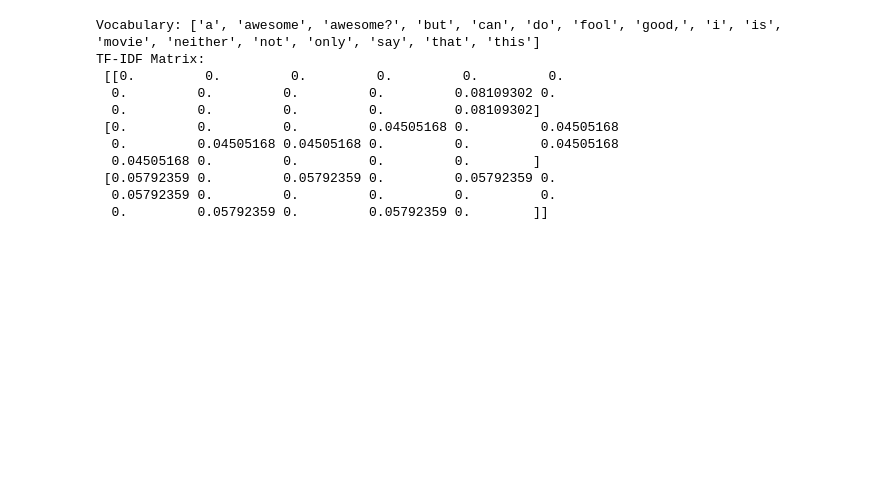
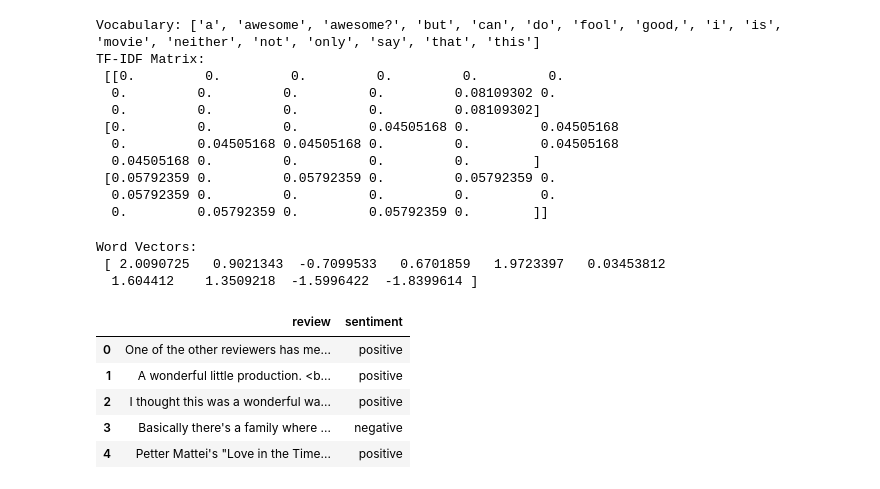
Before and after one commit to Chrisolande/modern-agents-packt-, a Jupyter notebook: iterations.ipynb, the cells around one changed output. Saved outputs shown, nothing was run; the diff lists cells and outputs as text; code cells hidden in the pictures; blank space fills up the shorter version.

```diff
--- a/iterations.ipynb
+++ b/iterations.ipynb
@@ -145,0 +144,50 @@ TF-IDF Matrix:
+# %%
+import torch
+import torch.nn as nn
+import torch.optim as optim
+
+corpus = ["i love natural language processing", "word2vec embeddings using pytorch"]
+tokenized = [s.lower().split() for s in corpus]
+vocab = sorted(list(set(w for s in tokenized for w in s)))
+word_to_idx = {w: i for i, w in enumerate(vocab)}
+
+window_size = 2
+
+targets, contexts = [], []
+for s in tokenized:
+    indices = [word_to_idx[w] for w in s]
+    for i in range(len(indices)):
+        start = max(0, i - window_size)
+        end = min(len(indices), i + window_size + 1)
+        for j in range(start, end):
+            if i != j:
+                targets.append(indices[i])
+                contexts.append(indices[j])
+
+X = torch.tensor(targets, dtype=torch.long)
+y = torch.tensor(contexts, dtype=torch.long)
+
+class Word2Vec(nn.Module):
+    def __init__(self, vocab_size, dim):
+        super().__init__()
+        self.network = nn.Sequential(nn.Embedding(vocab_size, dim), nn.Linear(dim, vocab_size, bias=False))
+    def forward(self, x):
+        return self.network(x)
+
+model = Word2Vec(len(vocab), dim=10)
+optimizer = optim.Adam(model.parameters(), lr=0.01)
+criterion = nn.CrossEntropyLoss()
+
+for epoch in range(100):
+    optimizer.zero_grad()
+    predictions = model(X)
+    loss = criterion(predictions, y)
+    loss.backward()
+    optimizer.step()
+
+embeddings = model.network[0].weight.detach().numpy()
+print("Word Vectors:\n", embeddings[word_to_idx['pytorch']])
+# %% [output]
+Word Vectors:
+ [ 2.0090725   0.9021343  -0.7099533   0.6701859   1.9723397   0.03453812
+  1.604412    1.3509218  -1.5996422  -1.8399614 ]
@@ -145,0 +197,9 @@ TF-IDF Matrix:
+# %%
+df.head()
+# %% [output]
+|  | review | sentiment |
+| 0 | One of the other reviewers has me... | positive |
+| 1 | A wonderful little production. <b... | positive |
+| 2 | I thought this was a wonderful wa... | positive |
+| 3 | Basically there's a family where ... | negative |
+| 4 | Petter Mattei's "Love in the Time... | positive |
```
Also changed, not shown: parts of 21 cells of this notebook.
